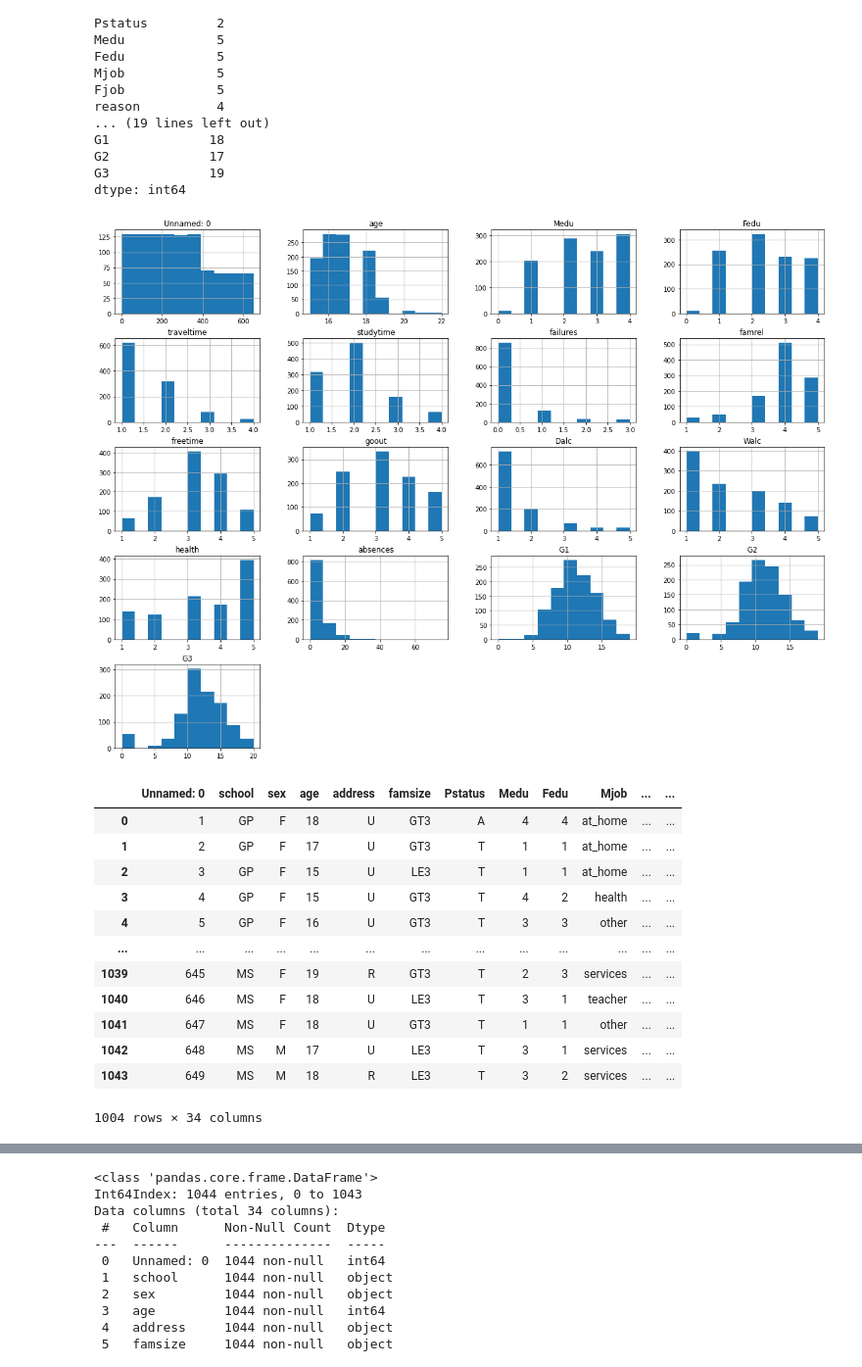
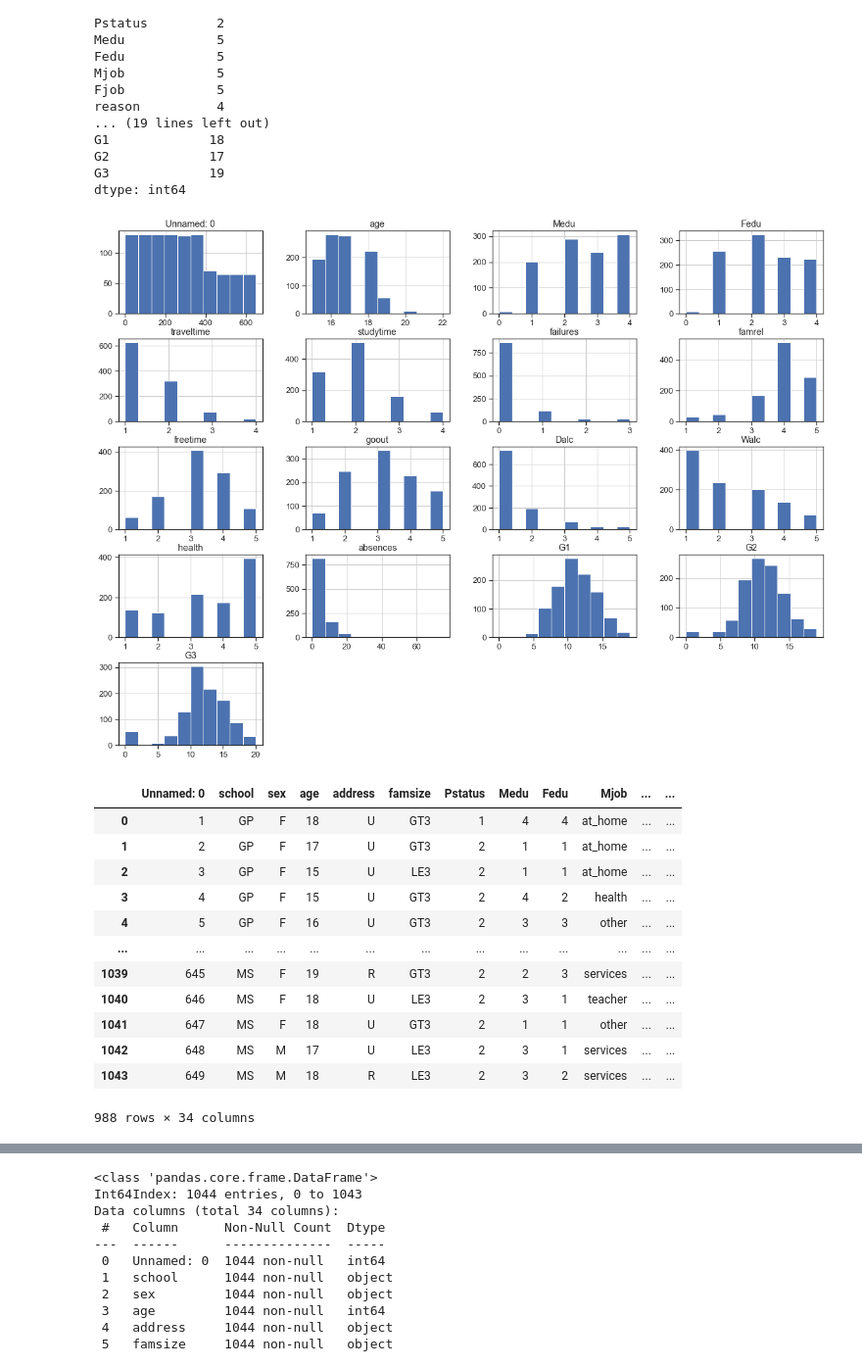
Before and after one commit to ubco-W2022T1-cosc301/project-group33, a Jupyter notebook: notebooks/analysis2.ipynb, the cells around one changed output, grey strips where cells are left out. Shown: that part at 98% size. Cells and saved outputs as stored; diff of their text form; code cells hidden in the pictures.

```diff
--- a/notebooks/analysis2.ipynb
+++ b/notebooks/analysis2.ipynb
@@ -38,3 +46,19 @@ Data columns (total 34 columns):
 dtypes: int64(17), object(17)
 memory usage: 285.5+ KB
 (1044, 34)
+# %%
+
+
+
+#create the correlation matrix heat map
+#df['Pstatus'] = df[''].astype(str).astype(int)
+replacer = {'A': 1, 'T': 2}
+cols = df.columns[df.dtypes == 'object']
+# Replace Values in those Columns
+df[cols] = df[cols].replace(replacer)
+
+
+nowdf = df.copy().drop(['nursery', 'higher', 'internet', 'romantic', 'famrel', 'freetime', 'goout'], axis=1).dropna(axis=0)
+plt.figure(figsize=(14,12))
+sns.heatmap(nowdf.corr(),linewidths=.1,cmap="YlGnBu", annot=True)
+plt.yticks(rotation=0);
@@ -75,37 +110,47 @@ G2             17
 G3             19
 dtype: int64
 # %%
-#Looking at histograms of all the columns with integers within my dataset.
+#Looking at histograms of all the numerical columns within my dataset.
 #These visual representations helped me understand my data and helped me find outliers later in the EDA process.
 hist = df.hist(bins=10,figsize =(20,15))
 # %% [output]
-[figure, old version]
+[figure, new version]
 # %%
 #Cleaning my Dataset
+
+
+
 
 ##Removing Outliers
 df_cleaned = df.copy()
 df_cleaned = df_cleaned[df_cleaned['age'].between(15, 19)]
 df_cleaned = df_cleaned[df_cleaned['absences'] < 20]
 df_cleaned = df_cleaned[df_cleaned['studytime'] < 60]
+df_cleaned = df_cleaned[df_cleaned['Medu'] > 0]
+df_cleaned = df_cleaned[df_cleaned['Fedu'] > 0]
+
+# Replacing Values (Might not be needed) - Replacing A (apart) for 1 and T (together) for 2 in Pstatus. Having these values as integers will be helpful further into the process
+replacer = {'A': 1, 'T': 2}
+cols = df.columns[df.dtypes == 'object']
+df[cols] = df[cols].replace(replacer)
 df_cleaned.shape
 df_cleaned
 
 #Prior to cleaning, my dataset had 1044 rows and 54 columns. Now it has 1004 rows and 54 columns.
 # %% [output]
 |  | Unnamed: 0 | school | sex | age | address | famsize | Pstatus | Medu | Fedu | Mjob | ... | ... |
-| 0 | 1 | GP | F | 18 | U | GT3 | A | 4 | 4 | at_home | ... | ... |
-| 1 | 2 | GP | F | 17 | U | GT3 | T | 1 | 1 | at_home | ... | ... |
-| 2 | 3 | GP | F | 15 | U | LE3 | T | 1 | 1 | at_home | ... | ... |
-| 3 | 4 | GP | F | 15 | U | GT3 | T | 4 | 2 | health | ... | ... |
-| 4 | 5 | GP | F | 16 | U | GT3 | T | 3 | 3 | other | ... | ... |
+| 0 | 1 | GP | F | 18 | U | GT3 | 1 | 4 | 4 | at_home | ... | ... |
+| 1 | 2 | GP | F | 17 | U | GT3 | 2 | 1 | 1 | at_home | ... | ... |
+| 2 | 3 | GP | F | 15 | U | LE3 | 2 | 1 | 1 | at_home | ... | ... |
+| 3 | 4 | GP | F | 15 | U | GT3 | 2 | 4 | 2 | health | ... | ... |
+| 4 | 5 | GP | F | 16 | U | GT3 | 2 | 3 | 3 | other | ... | ... |
 | ... | ... | ... | ... | ... | ... | ... | ... | ... | ... | ... | ... | ... |
-| 1039 | 645 | MS | F | 19 | R | GT3 | T | 2 | 3 | services | ... | ... |
-| 1040 | 646 | MS | F | 18 | U | LE3 | T | 3 | 1 | teacher | ... | ... |
-| 1041 | 647 | MS | F | 18 | U | GT3 | T | 1 | 1 | other | ... | ... |
-| 1042 | 648 | MS | M | 17 | U | LE3 | T | 3 | 1 | services | ... | ... |
-| 1043 | 649 | MS | M | 18 | R | LE3 | T | 3 | 2 | services | ... | ... |
+| 1039 | 645 | MS | F | 19 | R | GT3 | 2 | 2 | 3 | services | ... | ... |
+| 1040 | 646 | MS | F | 18 | U | LE3 | 2 | 3 | 1 | teacher | ... | ... |
+| 1041 | 647 | MS | F | 18 | U | GT3 | 2 | 1 | 1 | other | ... | ... |
+| 1042 | 648 | MS | M | 17 | U | LE3 | 2 | 3 | 1 | services | ... | ... |
+| 1043 | 649 | MS | M | 18 | R | LE3 | 2 | 3 | 2 | services | ... | ... |
-1004 rows × 34 columns
+988 rows × 34 columns
 # %%
 ##Checking my dataset for null values
 
```
Also changed, not shown: parts of 24 cells of this notebook, 2 other files.
